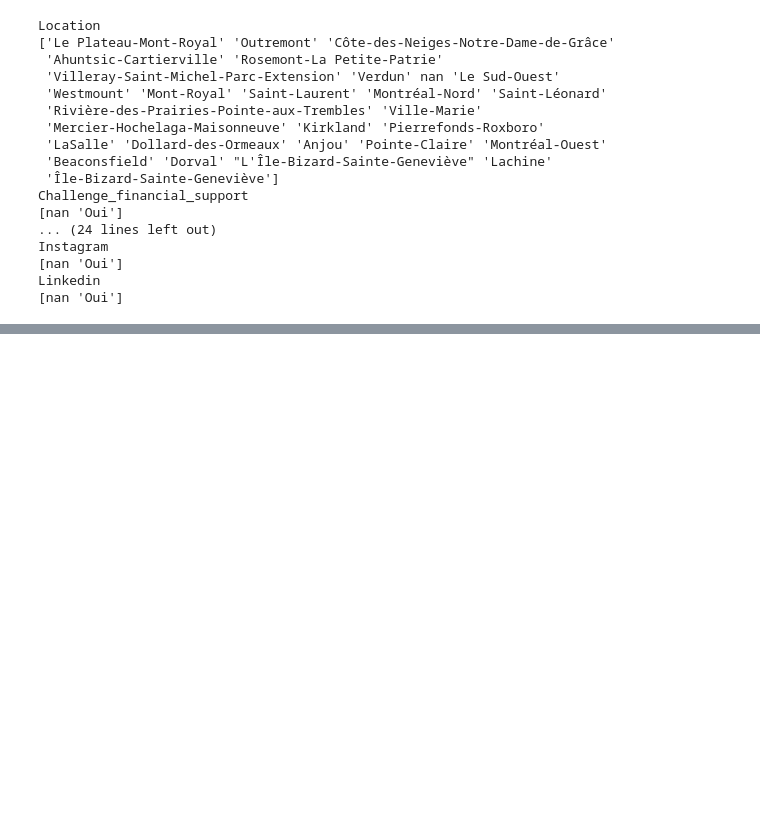
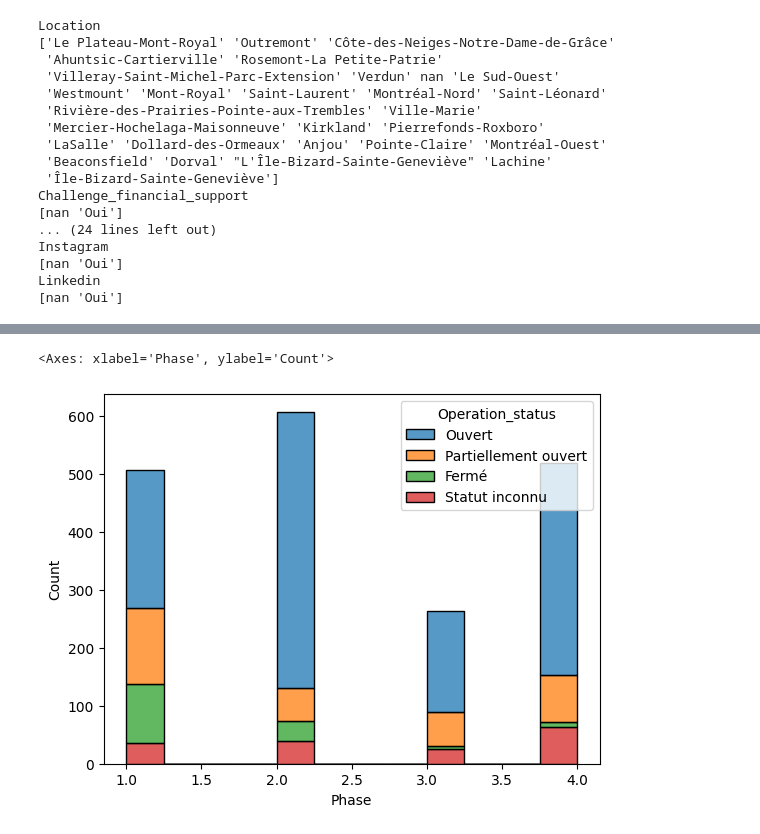
Before and after one commit to ngocmphan/survival_rate_montreal_businesses, a Jupyter notebook: survival_rate_montreal_businesses.ipynb, the cells around one changed output, grey strips where cells are left out. Drawn from its saved outputs; the diff is of its cells as text; code cells hidden in the pictures; blank space fills up the shorter version.

```diff
--- a/survival_rate_montreal_businesses.ipynb
+++ b/survival_rate_montreal_businesses.ipynb
@@ -119,3 +124,9 @@ memory usage: 370.4+ KB
+# %%
+def string_to_date(row):
+    row['Date'] = datetime.strptime(row['Date'], '%Y-%m-%d')
+    return row
+
+df = df.apply(string_to_date, axis=1)
 # %% [markdown]
 ### Missing data
 # %%
@@ -163,0 +195,5 @@ df_drop_loc = df.copy().drop(columns=['Location'])
+# %%
+sns.histplot(df_with_loc, x='Phase', hue='Operation_status', multiple='stack')
+# %% [output]
+<Axes: xlabel='Phase', ylabel='Count'>
+[figure, added]
```
Also changed, not shown: parts of 14 cells of this notebook.
